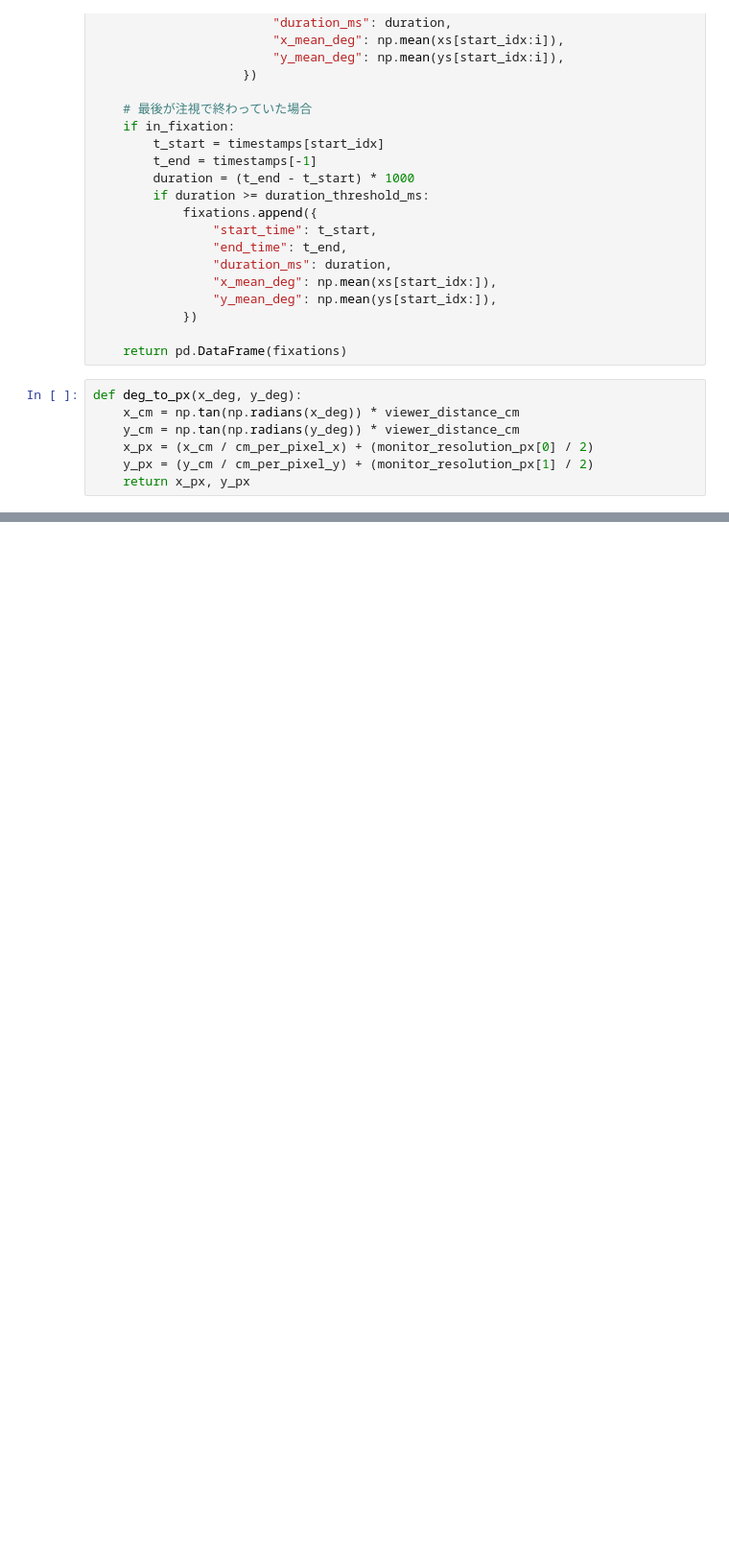
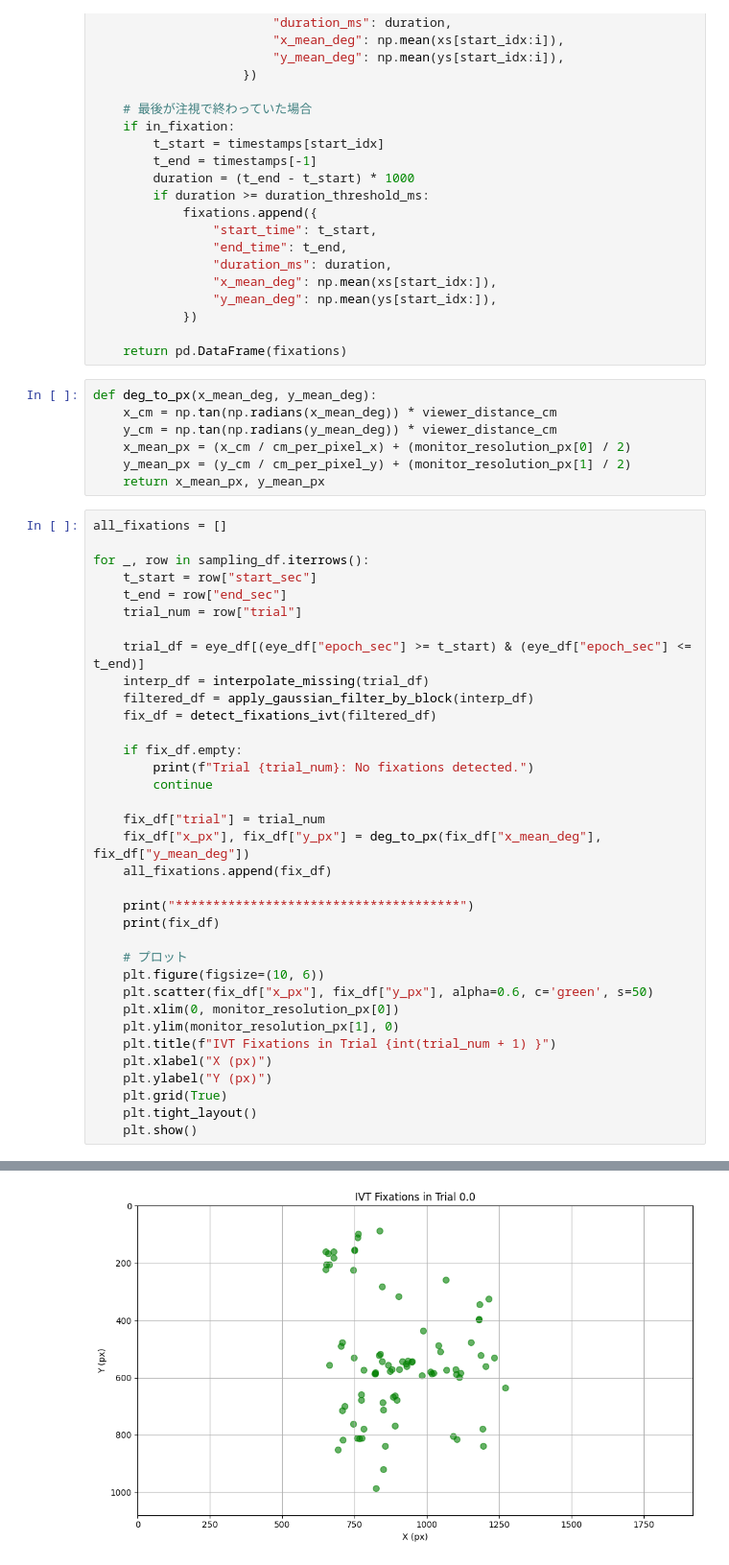
Before and after one commit to shionnet-f/gaze-analysis, a Jupyter notebook: IVT_filtered.ipynb, the cells around one changed output, grey strips where cells are left out. Shown: that part at 96% size. Drawn from its saved outputs; the diff is of its cells as text; blank space fills up the shorter version.

```diff
--- a/IVT_filtered.ipynb
+++ b/IVT_filtered.ipynb
@@ -184,9 +184,45 @@ def detect_fixations_ivt(df, velocity_threshold=VELOCITY_THRESHOLD, duration_thr
 
     return pd.DataFrame(fixations)
 # %%
-def deg_to_px(x_deg, y_deg):
-    x_cm = np.tan(np.radians(x_deg)) * viewer_distance_cm
-    y_cm = np.tan(np.radians(y_deg)) * viewer_distance_cm
-    x_px = (x_cm / cm_per_pixel_x) + (monitor_resolution_px[0] / 2)
-    y_px = (y_cm / cm_per_pixel_y) + (monitor_resolution_px[1] / 2)
-    return x_px, y_px
+def deg_to_px(x_mean_deg, y_mean_deg):
+    x_cm = np.tan(np.radians(x_mean_deg)) * viewer_distance_cm
+    y_cm = np.tan(np.radians(y_mean_deg)) * viewer_distance_cm
+    x_mean_px = (x_cm / cm_per_pixel_x) + (monitor_resolution_px[0] / 2)
+    y_mean_px = (y_cm / cm_per_pixel_y) + (monitor_resolution_px[1] / 2)
+    return x_mean_px, y_mean_px
+# %%
+all_fixations = []
+
+for _, row in sampling_df.iterrows():
+    t_start = row["start_sec"]
+    t_end = row["end_sec"]
+    trial_num = row["trial"]
+
+    trial_df = eye_df[(eye_df["epoch_sec"] >= t_start) & (eye_df["epoch_sec"] <= t_end)]
+    interp_df = interpolate_missing(trial_df)
+    filtered_df = apply_gaussian_filter_by_block(interp_df)
+    fix_df = detect_fixations_ivt(filtered_df)
+
+    if fix_df.empty:
+        print(f"Trial {trial_num}: No fixations detected.")
+        continue
+
+    fix_df["trial"] = trial_num
+    fix_df["x_px"], fix_df["y_px"] = deg_to_px(fix_df["x_mean_deg"], fix_df["y_mean_deg"])
+    all_fixations.append(fix_df)
+
+    print("**************************************")
+    print(fix_df)
+
+    # プロット
+    plt.figure(figsize=(10, 6))
+    plt.scatter(fix_df["x_px"], fix_df["y_px"], alpha=0.6, c='green', s=50)
+    plt.xlim(0, monitor_resolution_px[0])
+    plt.ylim(monitor_resolution_px[1], 0)
+    plt.title(f"IVT Fixations in Trial {int(trial_num + 1) }")
+    plt.xlabel("X (px)")
+    plt.ylabel("Y (px)")
+    plt.grid(True)
+    plt.tight_layout()
+    plt.show()
+# %% [output]
@@ -192,0 +246 @@ def deg_to_px(x_deg, y_deg):
+[figure, added]
```
Also changed, not shown: parts of 2 cells of this notebook.
